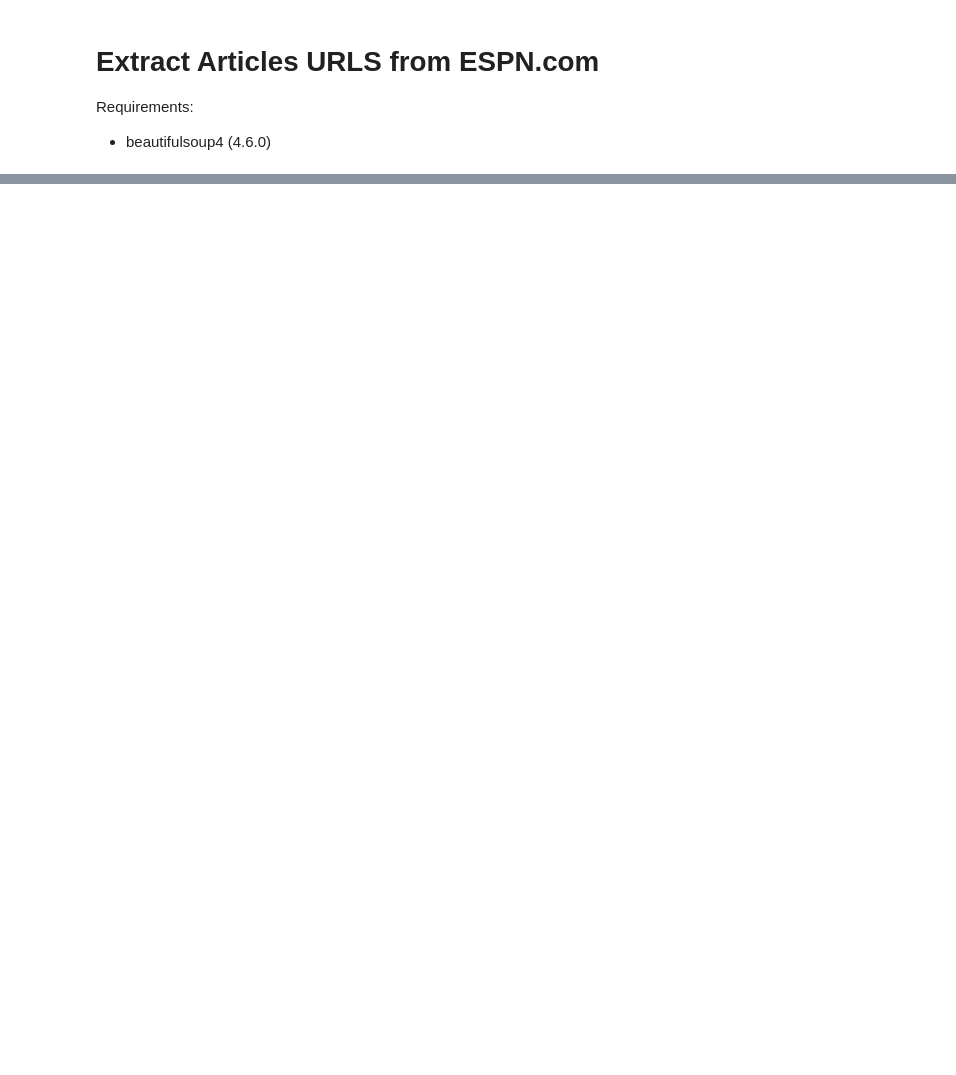
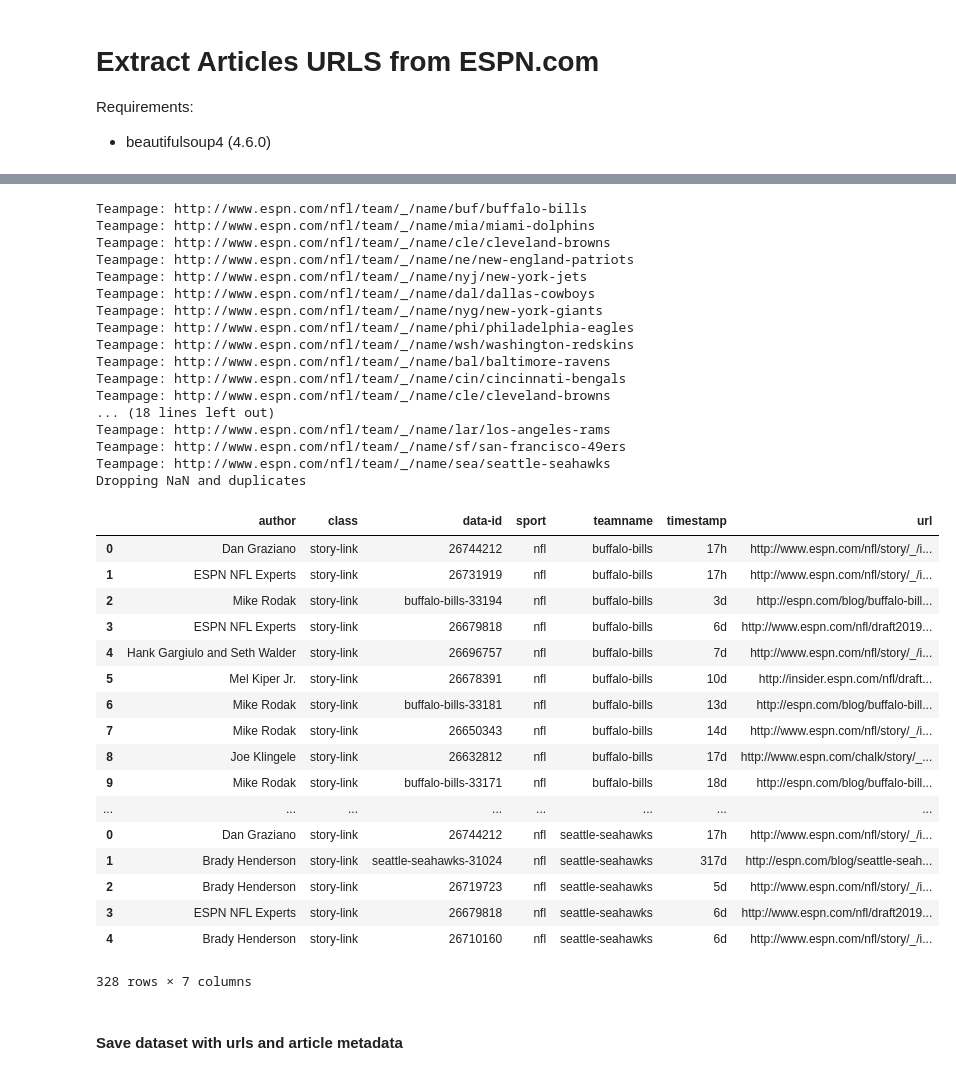
Before and after one commit to atenkumar/HeadlineGeneration, a Jupyter notebook: ExtractArticleUrls.ipynb, the cells around one changed output, grey strips where cells are left out. Saved outputs shown, nothing was run; the diff lists cells and outputs as text; code cells hidden in the pictures; blank space fills up the shorter version.

```diff
--- a/ExtractArticleUrls.ipynb
+++ b/ExtractArticleUrls.ipynb
@@ -143 +10,45 @@ Dropping NaN and duplicates
+# %%
+df_path = r'data/ESPN_football.csv'
+link_path = "data/ESPN_teamname_links.txt"
+# %%
+links = read_txt(link_path)
+dfs = get_df_from_teamname_links(links)
+
+dfs.head(20)
+# %% [output]
+Teampage: http://www.espn.com/nfl/team/_/name/buf/buffalo-bills
+Teampage: http://www.espn.com/nfl/team/_/name/mia/miami-dolphins
+Teampage: http://www.espn.com/nfl/team/_/name/cle/cleveland-browns
+Teampage: http://www.espn.com/nfl/team/_/name/ne/new-england-patriots
+Teampage: http://www.espn.com/nfl/team/_/name/nyj/new-york-jets
+Teampage: http://www.espn.com/nfl/team/_/name/dal/dallas-cowboys
+Teampage: http://www.espn.com/nfl/team/_/name/nyg/new-york-giants
+Teampage: http://www.espn.com/nfl/team/_/name/phi/philadelphia-eagles
+Teampage: http://www.espn.com/nfl/team/_/name/wsh/washington-redskins
+Teampage: http://www.espn.com/nfl/team/_/name/bal/baltimore-ravens
+Teampage: http://www.espn.com/nfl/team/_/name/cin/cincinnati-bengals
+Teampage: http://www.espn.com/nfl/team/_/name/cle/cleveland-browns
+... (18 lines left out)
+Teampage: http://www.espn.com/nfl/team/_/name/lar/los-angeles-rams
+Teampage: http://www.espn.com/nfl/team/_/name/sf/san-francisco-49ers
+Teampage: http://www.espn.com/nfl/team/_/name/sea/seattle-seahawks
+Dropping NaN and duplicates
+|  | author | class | data-id | sport | teamname | timestamp | url |
+| 0 | Dan Graziano | story-link | 26744212 | nfl | buffalo-bills | 17h | http://www.espn.com/nfl/story/_/i... |
+| 1 | ESPN NFL Experts | story-link | 26731919 | nfl | buffalo-bills | 17h | http://www.espn.com/nfl/story/_/i... |
+| 2 | Mike Rodak | story-link | buffalo-bills-33194 | nfl | buffalo-bills | 3d | http://espn.com/blog/buffalo-bill... |
+| 3 | ESPN NFL Experts | story-link | 26679818 | nfl | buffalo-bills | 6d | http://www.espn.com/nfl/draft2019... |
+| 4 | Hank Gargiulo and Seth Walder | story-link | 26696757 | nfl | buffalo-bills | 7d | http://www.espn.com/nfl/story/_/i... |
+| 5 | Mel Kiper Jr. | story-link | 26678391 | nfl | buffalo-bills | 10d | http://insider.espn.com/nfl/draft... |
+| 6 | Mike Rodak | story-link | buffalo-bills-33181 | nfl | buffalo-bills | 13d | http://espn.com/blog/buffalo-bill... |
+| 7 | Mike Rodak | story-link | 26650343 | nfl | buffalo-bills | 14d | http://www.espn.com/nfl/story/_/i... |
+| 8 | Joe Klingele | story-link | 26632812 | nfl | buffalo-bills | 17d | http://www.espn.com/chalk/story/_... |
+| 9 | Mike Rodak | story-link | buffalo-bills-33171 | nfl | buffalo-bills | 18d | http://espn.com/blog/buffalo-bill... |
+| ... | ... | ... | ... | ... | ... | ... | ... |
+| 0 | Dan Graziano | story-link | 26744212 | nfl | seattle-seahawks | 17h | http://www.espn.com/nfl/story/_/i... |
+| 1 | Brady Henderson | story-link | seattle-seahawks-31024 | nfl | seattle-seahawks | 317d | http://espn.com/blog/seattle-seah... |
+| 2 | Brady Henderson | story-link | 26719723 | nfl | seattle-seahawks | 5d | http://www.espn.com/nfl/story/_/i... |
+| 3 | ESPN NFL Experts | story-link | 26679818 | nfl | seattle-seahawks | 6d | http://www.espn.com/nfl/draft2019... |
+| 4 | Brady Henderson | story-link | 26710160 | nfl | seattle-seahawks | 6d | http://www.espn.com/nfl/story/_/i... |
+328 rows × 7 columns
 # %%
@@ -144,2 +56,4 @@ Dropping NaN and duplicates
 df['base_url'] = df.url.apply(lambda x : '/'.join(x.split('/')[:4]))
+# %% [markdown]
+#### Save dataset with urls and article metadata
 # %%
```
Also changed, not shown: parts of 6 cells of this notebook, 1 other file.
